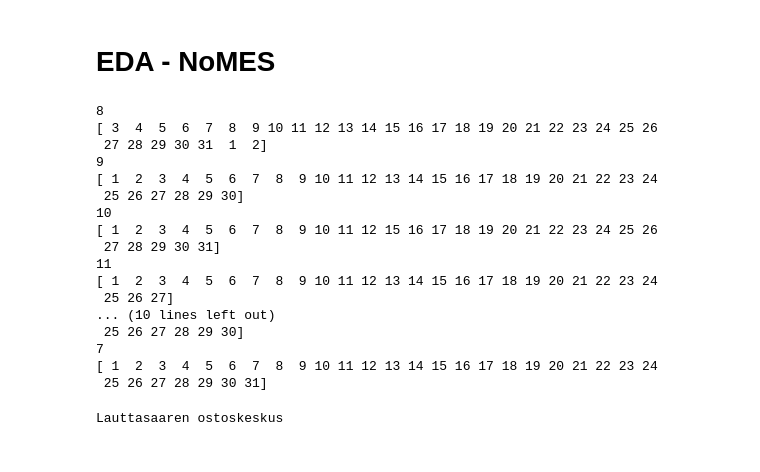
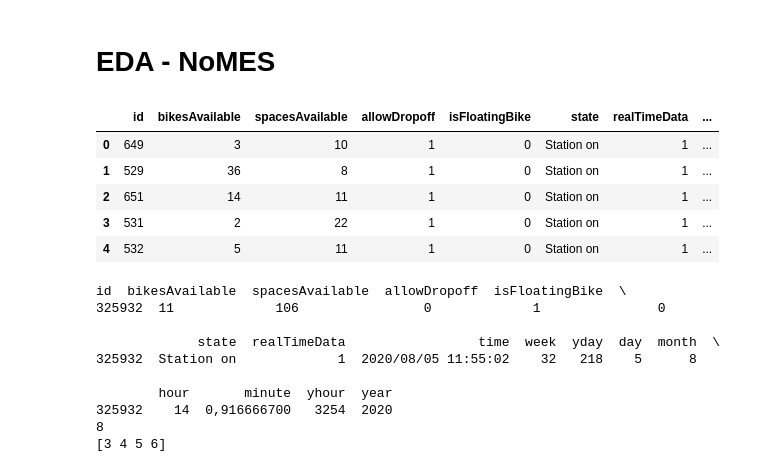
Before and after one commit to VirtualAkseli/NoMES, a Jupyter notebook: NoMAS_EDA.ipynb, the cells around one changed output. Cells and saved outputs as stored; diff of their text form; code cells hidden in the pictures.

```diff
--- a/NoMAS_EDA.ipynb
+++ b/NoMAS_EDA.ipynb
@@ -3,31 +3,12 @@
 # %%
 import pandas as pd
 
-data = pd.read_csv("data_2020.csv", sep=';')
+changes = pd.read_csv("data_2020.csv", nrows=500000, sep=';')
+changes.head()
+# %% [output]
+|  | id | bikesAvailable | spacesAvailable | allowDropoff | isFloatingBike | state | realTimeData | ... |
+| 0 | 649 | 3 | 10 | 1 | 0 | Station on | 1 | ... |
+| 1 | 529 | 36 | 8 | 1 | 0 | Station on | 1 | ... |
+| 2 | 651 | 14 | 11 | 1 | 0 | Station on | 1 | ... |
+| 3 | 531 | 2 | 22 | 1 | 0 | Station on | 1 | ... |
+| 4 | 532 | 5 | 11 | 1 | 0 | Station on | 1 | ... |
-# %%
-# Use this cell for your code
-months = data['month'].unique()
-
-for m in months:
-    print(m)
-    month = data[data['month'] == m]
-
-    print(month['day'].unique())
-# %% [output]
-8
-[ 3  4  5  6  7  8  9 10 11 12 13 14 15 16 17 18 19 20 21 22 23 24 25 26
- 27 28 29 30 31  1  2]
-9
-[ 1  2  3  4  5  6  7  8  9 10 11 12 13 14 15 16 17 18 19 20 21 22 23 24
- 25 26 27 28 29 30]
-10
-[ 1  2  3  4  5  6  7  8  9 10 11 12 15 16 17 18 19 20 21 22 23 24 25 26
- 27 28 29 30 31]
-11
-[ 1  2  3  4  5  6  7  8  9 10 11 12 13 14 15 16 17 18 19 20 21 22 23 24
- 25 26 27]
-... (10 lines left out)
- 25 26 27 28 29 30]
-7
-[ 1  2  3  4  5  6  7  8  9 10 11 12 13 14 15 16 17 18 19 20 21 22 23 24
- 25 26 27 28 29 30 31]
@@ -57,4 +15,37 @@ for ids in station_ids:
-# %%
-print(names_ids[57])
-# %% [output]
-Lauttasaaren ostoskeskus
+# %%
+# check for missing values (month, days per month)
+# lists months and days per month
+
+# expected values = something
+
+
+def check_missing_values():
+
+    months = changes['month'].unique()
+
+    for m in months:
+        print(m)
+        month = changes[changes['month'] == m]
+
+        print(month['day'].unique())
+
+        # compare to expected values
+    # return difference
+
+
+maxspaces = max(changes["bikesAvailable"])
+
+print(changes[changes["bikesAvailable"] == maxspaces])
+
+check_missing_values()
+# %% [output]
+id  bikesAvailable  spacesAvailable  allowDropoff  isFloatingBike  \
+325932  11             106                0             1               0
+
+             state  realTimeData                 time  week  yday  day  month  \
+325932  Station on             1  2020/08/05 11:55:02    32   218    5      8
+
+        hour       minute  yhour  year
+325932    14  0,916666700   3254  2020
+8
+[3 4 5 6]
```
Also changed, not shown: parts of 9 cells of this notebook.
